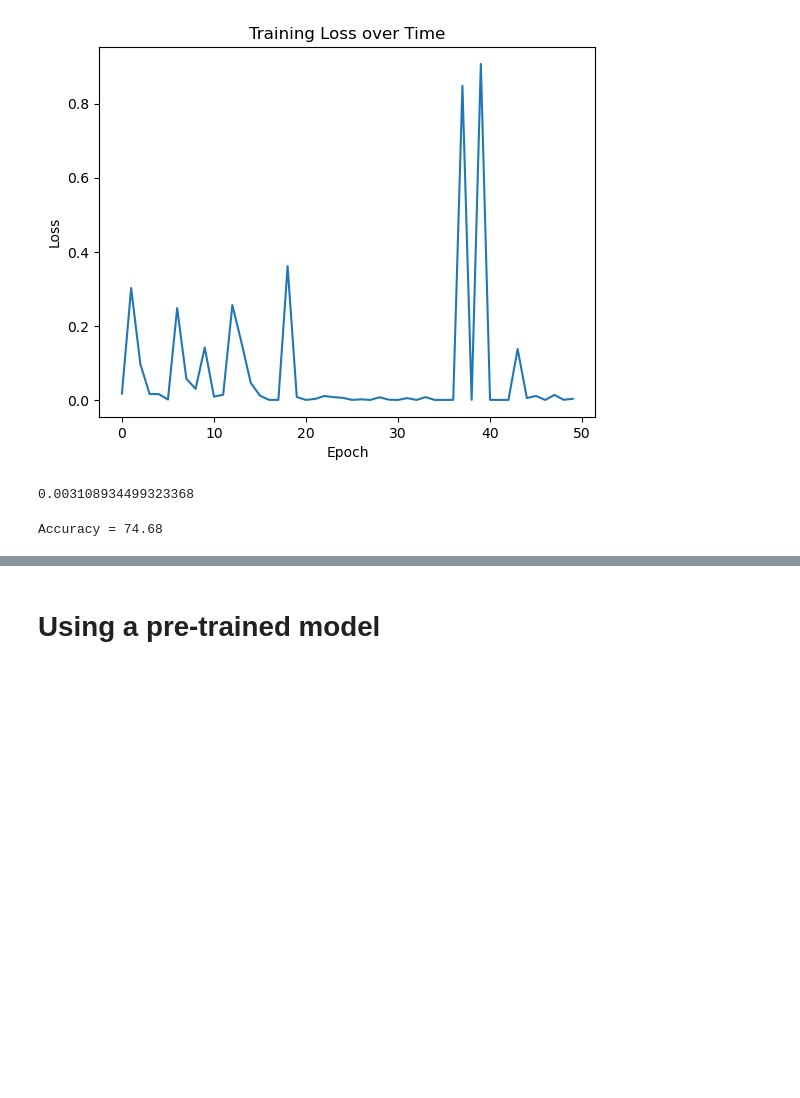
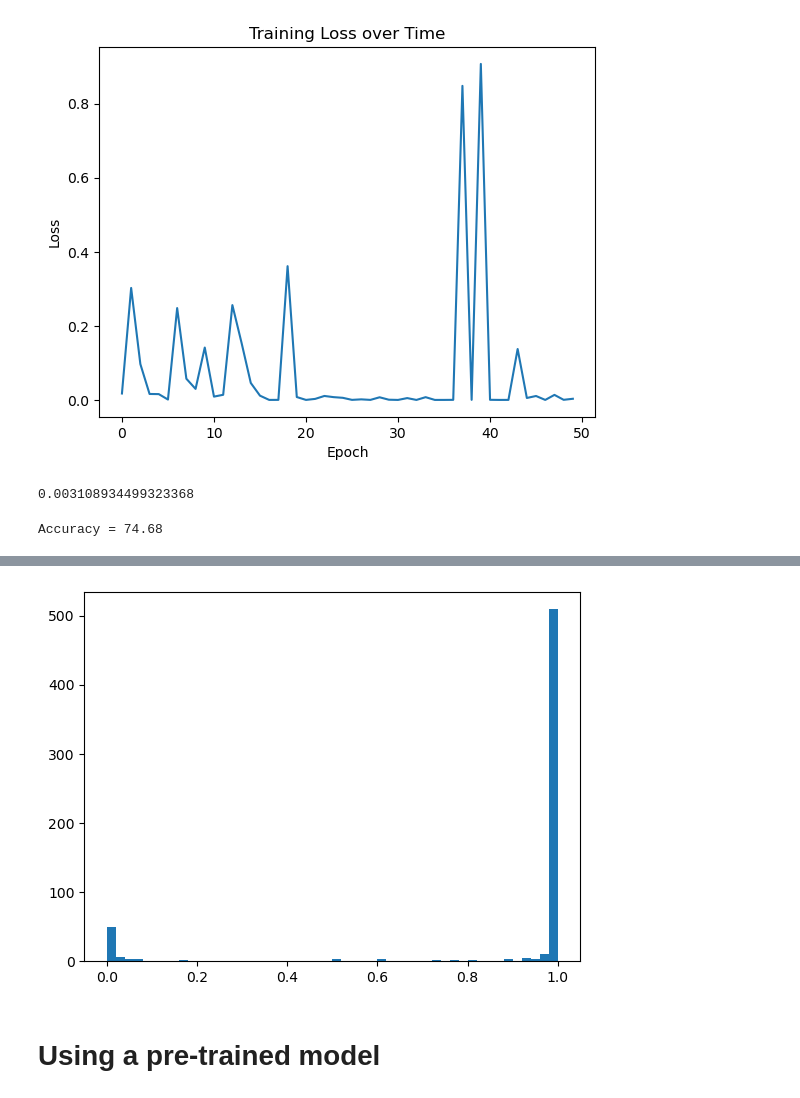
Before and after one commit to HassanAlgoz/xray, a Jupyter notebook: notebook_medical.ipynb, the cells around one changed output, grey strips where cells are left out. Cells and saved outputs as stored; diff of their text form; code cells hidden in the pictures; blank space fills up the shorter version.

```diff
--- a/notebook_medical.ipynb
+++ b/notebook_medical.ipynb
@@ -219,3 +250,7 @@ Accuracy = 74.68
+# %%
+plt.hist(outputs, 50);
+# %% [output]
+[figure, added]
 # %% [markdown]
 # Using a pre-trained model
 # %%
```
Also changed, not shown: parts of 4 cells of this notebook.
